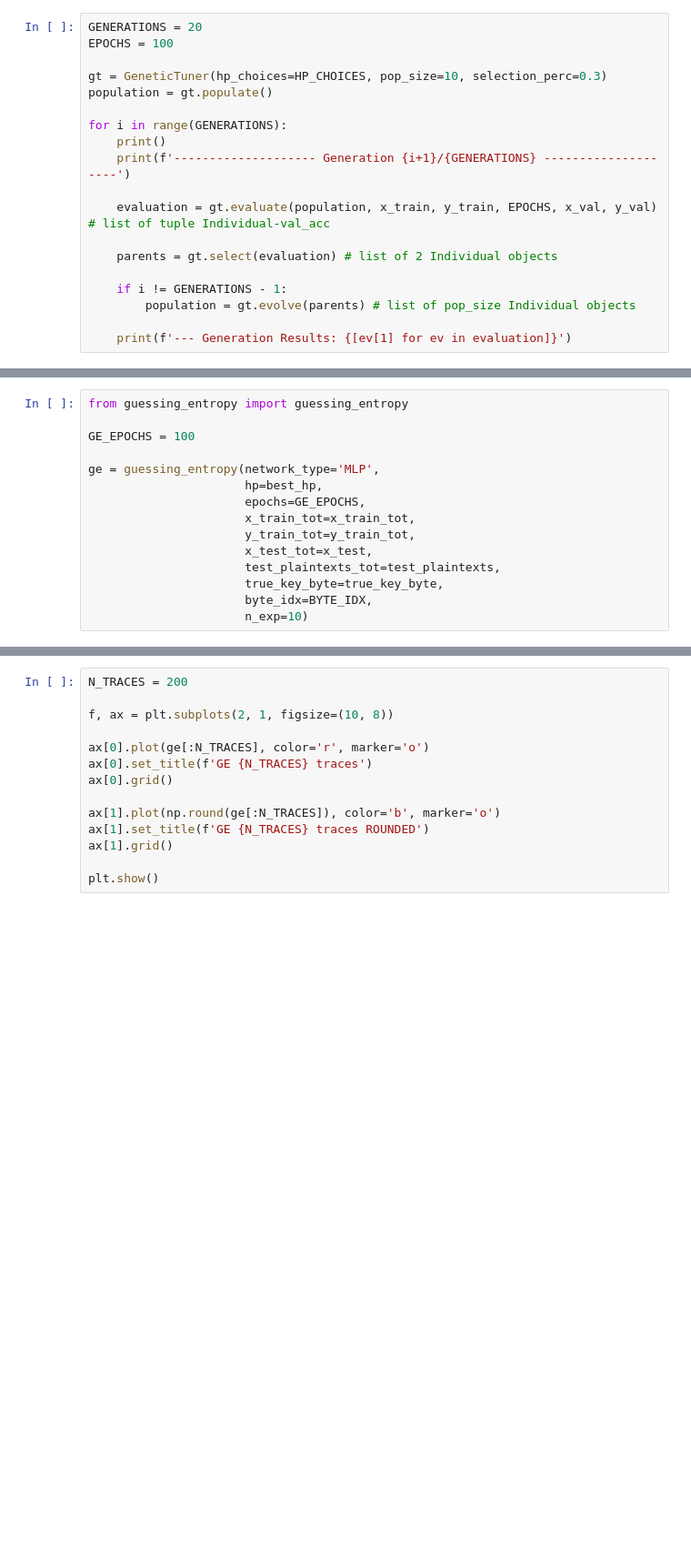
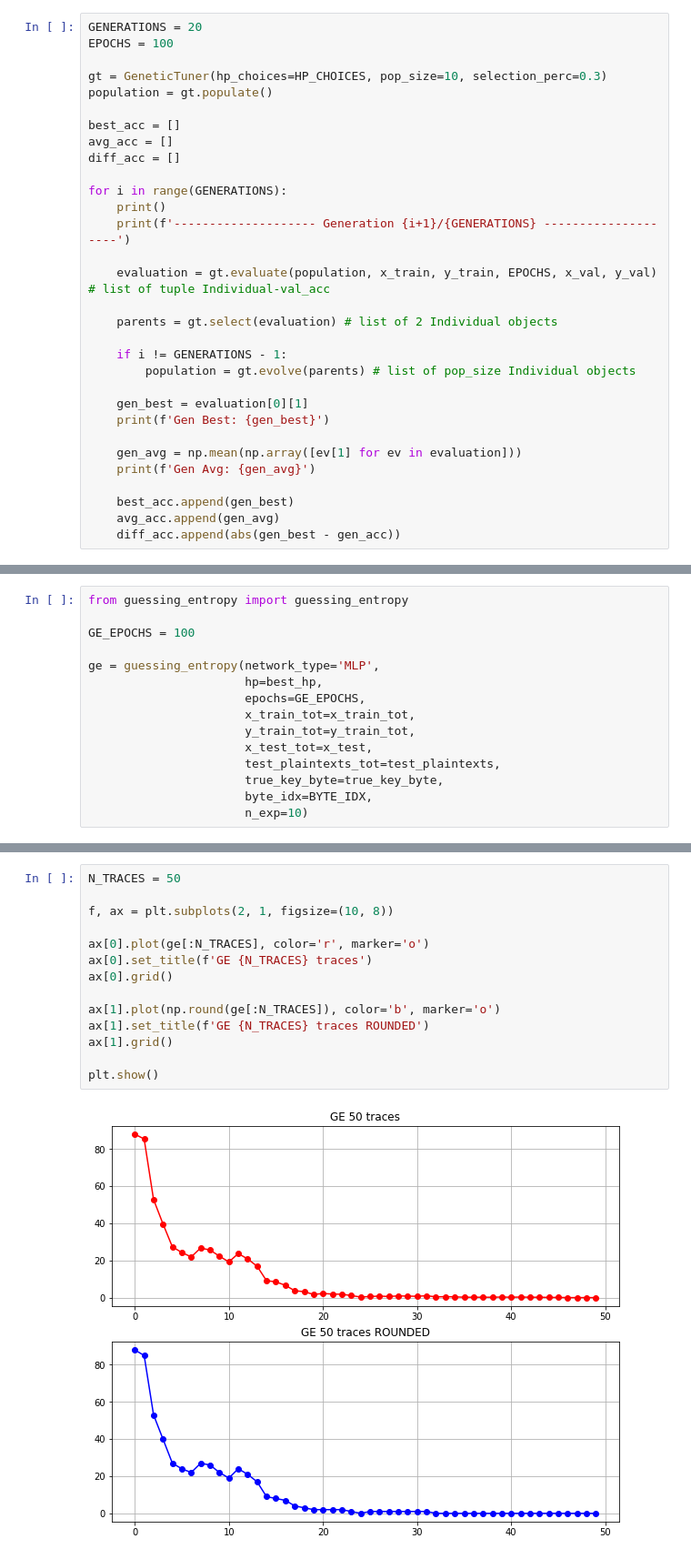
Before and after one commit to luca-castellazzi/EfficientTraining_DLSCA, a Jupyter notebook: notebooks/CURR_genetic_algorithm.ipynb, the cells around one changed output, grey strips where cells are left out. Shown: that part at 91% size. Drawn from its saved outputs; the diff is of its cells as text; blank space fills up the shorter version.

```diff
--- a/notebooks/CURR_genetic_algorithm.ipynb
+++ b/notebooks/CURR_genetic_algorithm.ipynb
@@ -67,6 +67,10 @@ EPOCHS = 100
 
 gt = GeneticTuner(hp_choices=HP_CHOICES, pop_size=10, selection_perc=0.3)
 population = gt.populate()
+
+best_acc = []
+avg_acc = []
+diff_acc = []
 
 for i in range(GENERATIONS):
     print()
@@ -79,7 +83,15 @@ for i in range(GENERATIONS):
     if i != GENERATIONS - 1:
         population = gt.evolve(parents) # list of pop_size Individual objects
 
-    print(f'--- Generation Results: {[ev[1] for ev in evaluation]}')
+    gen_best = evaluation[0][1]
+    print(f'Gen Best: {gen_best}')
+
+    gen_avg = np.mean(np.array([ev[1] for ev in evaluation]))
+    print(f'Gen Avg: {gen_avg}')
+
+    best_acc.append(gen_best)
+    avg_acc.append(gen_avg)
+    diff_acc.append(abs(gen_best - gen_acc))
 # %% [output]
 -------------------- Generation 1/20 --------------------
 Training individual 1/10...
@@ -150,14 +189,16 @@ plt.show()
 # %%
-N_TRACES = 200
+N_TRACES = 50
 
 f, ax = plt.subplots(2, 1, figsize=(10, 8))
 
 ax[0].plot(ge[:N_TRACES], color='r', marker='o')
 ax[0].set_title(f'GE {N_TRACES} traces')
 ax[0].grid()
 
 ax[1].plot(np.round(ge[:N_TRACES]), color='b', marker='o')
 ax[1].set_title(f'GE {N_TRACES} traces ROUNDED')
 ax[1].grid()
 
 plt.show()
+# %% [output]
+[figure, added]
```
Also changed, not shown: parts of 4 cells of this notebook.
